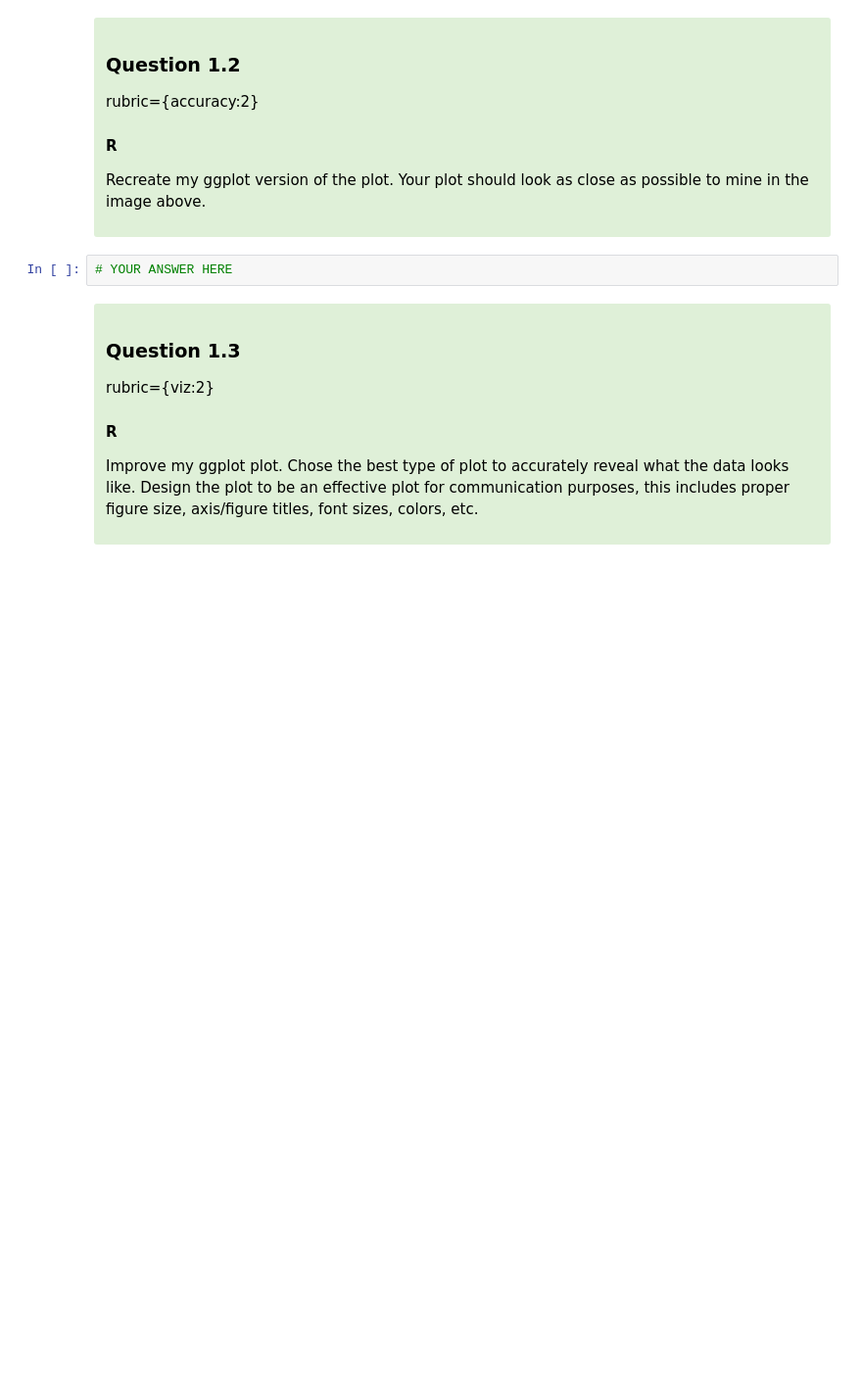
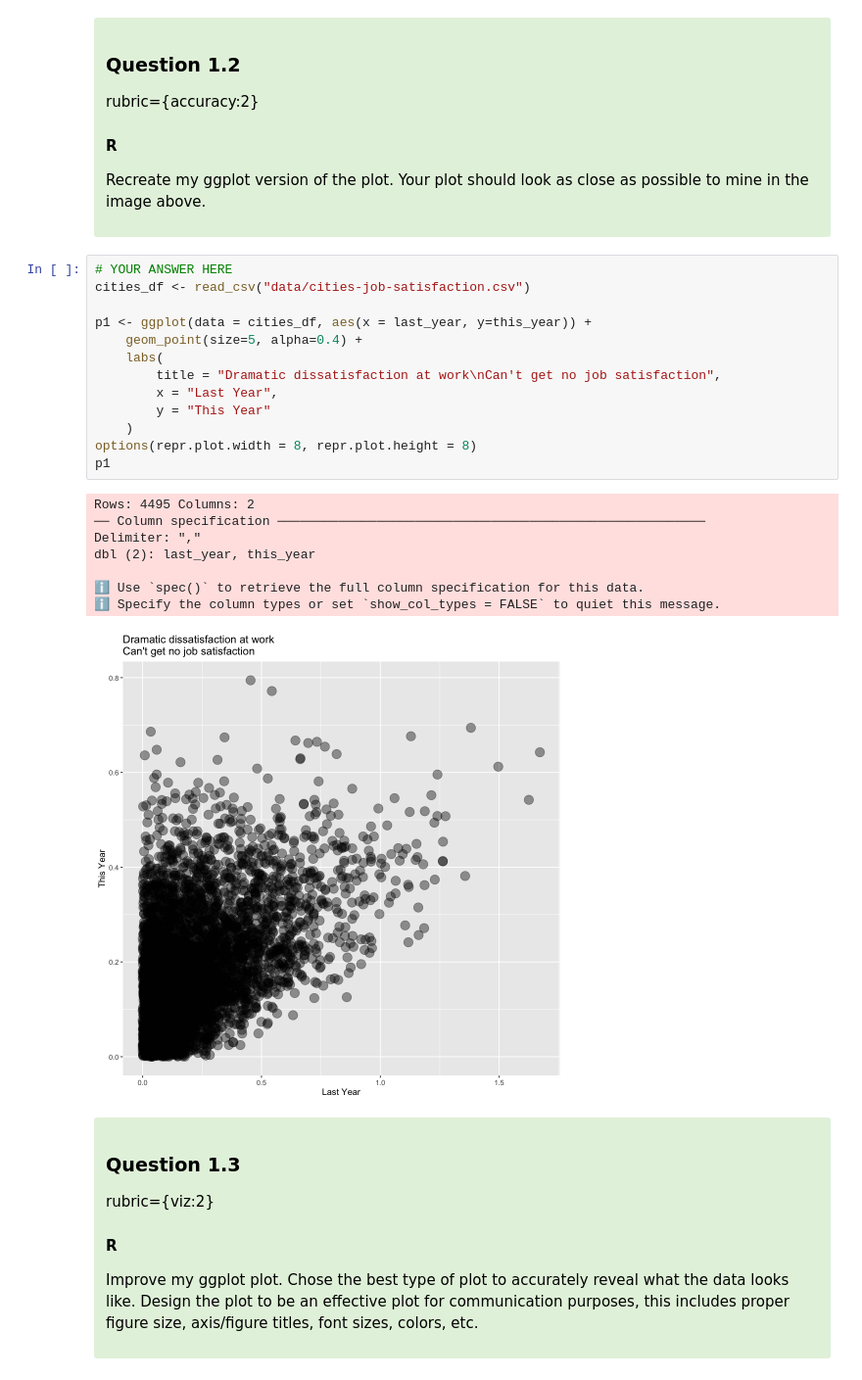
Before and after one commit to JordanKaseram/MDS-Data-550-Labs, a Jupyter notebook: lab3/lab3-R.ipynb, the cells around one changed output. Shown at 98% size. Drawn from its saved outputs; the diff is of its cells as text; blank space fills up the shorter version.

```diff
--- a/lab3/lab3-R.ipynb
+++ b/lab3/lab3-R.ipynb
@@ -120,8 +123,28 @@ rubric={accuracy:2}
 <p>Recreate my ggplot version of the plot. Your plot should look as close as possible to mine in the image above.</p>
 
 </div>
-# %%
-# YOUR ANSWER HERE
+# %%
+# YOUR ANSWER HERE
+cities_df <- read_csv("data/cities-job-satisfaction.csv")
+
+p1 <- ggplot(data = cities_df, aes(x = last_year, y=this_year)) +
+    geom_point(size=5, alpha=0.4) +
+    labs(
+        title = "Dramatic dissatisfaction at work\nCan't get no job satisfaction",
+        x = "Last Year",
+        y = "This Year"
+    )
+options(repr.plot.width = 8, repr.plot.height = 8)
+p1
+# %% [output]
+Rows: 4495 Columns: 2
+── Column specification ────────────────────────────────────────────────────────
+Delimiter: ","
+dbl (2): last_year, this_year
+
+ℹ Use `spec()` to retrieve the full column specification for this data.
+ℹ Specify the column types or set `show_col_types = FALSE` to quiet this message.
+[figure, added]
 # %% [markdown]
 <div class="alert alert-success" style="color:black">
 
```
Also changed, not shown: parts of 3 cells of this notebook.
